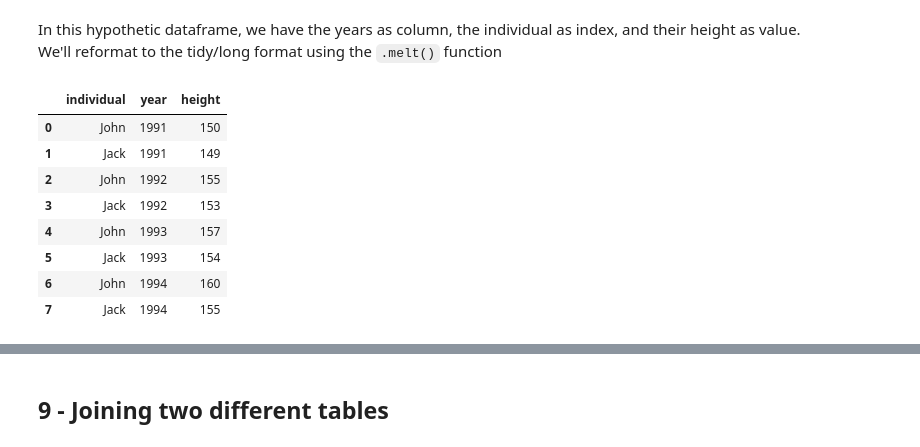
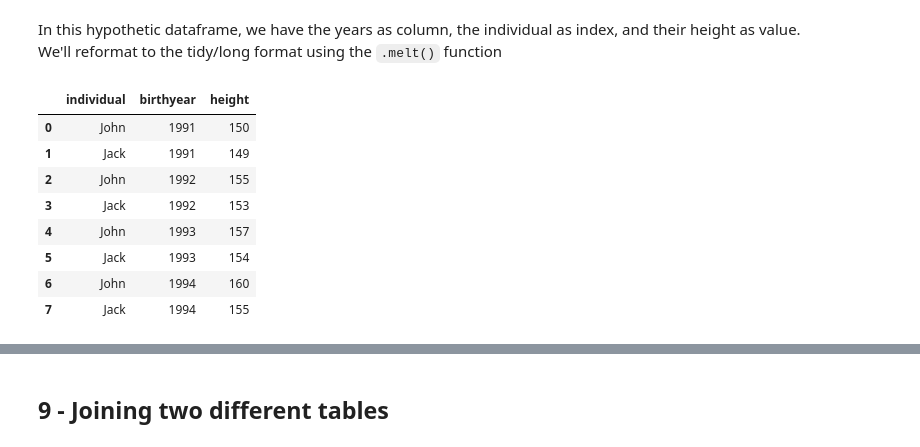
Before and after one commit to maxibor/intro-to-pandas-plotnine, a Jupyter notebook: tutorial.ipynb, the cells around one changed output, grey strips where cells are left out. Drawn from its saved outputs; the diff is of its cells as text; code cells hidden in the pictures.

```diff
--- a/tutorial.ipynb
+++ b/tutorial.ipynb
@@ -605,11 +641,10 @@ wide_df
 In this hypothetic dataframe, we have the years as column, the individual as index, and their height as value.
 We'll reformat to the tidy/long format using the `.melt()` function
 # %%
-
-tidy_df = wide_df.melt(id_vars='individual', var_name='year', value_name='height')
+tidy_df = wide_df.melt(id_vars='individual', var_name='birthyear', value_name='height')
 tidy_df
 # %% [output]
-|  | individual | year | height |
+|  | individual | birthyear | height |
 | 0 | John | 1991 | 150 |
 | 1 | Jack | 1991 | 149 |
 | 2 | John | 1992 | 155 |
```
Also changed, not shown: parts of 30 cells of this notebook, 3 other files.
